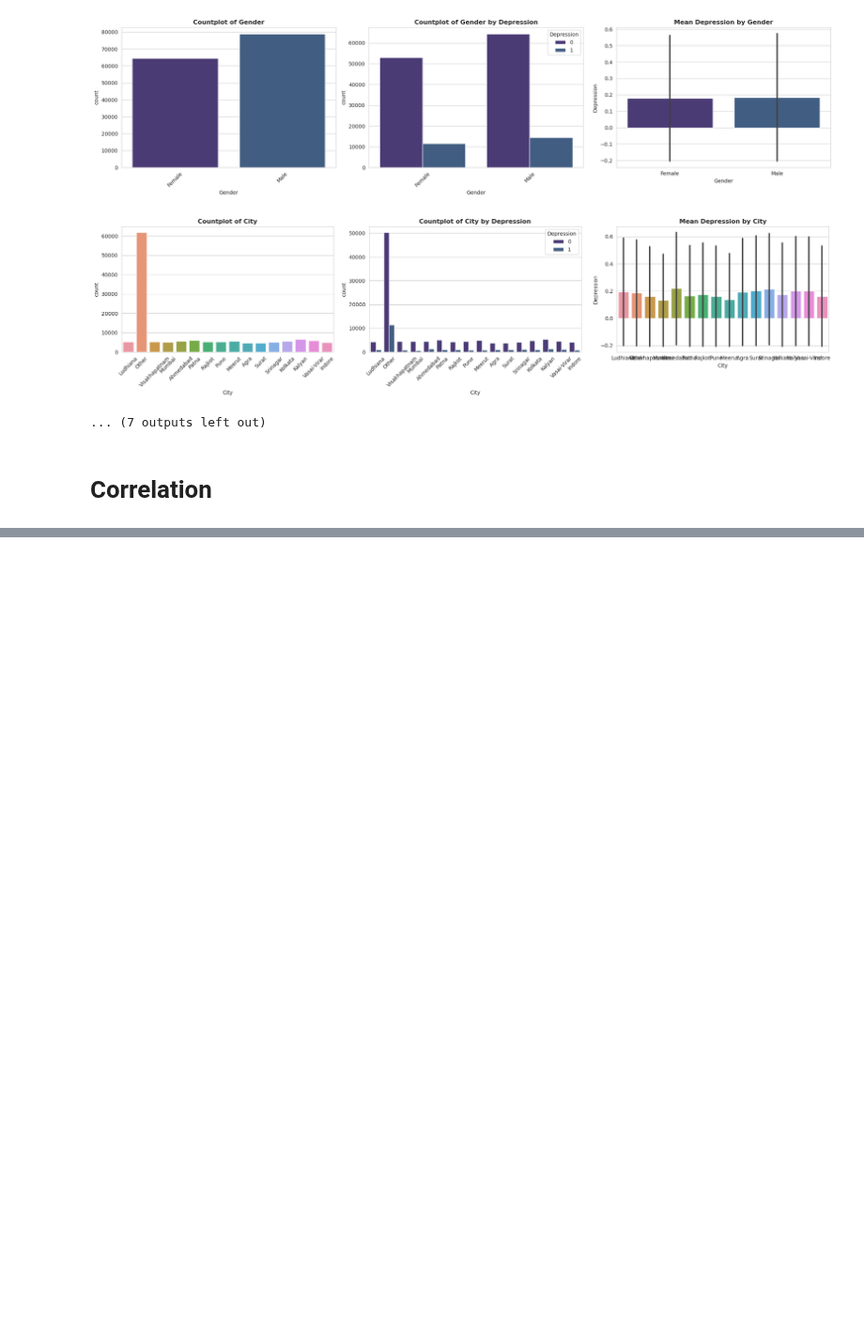
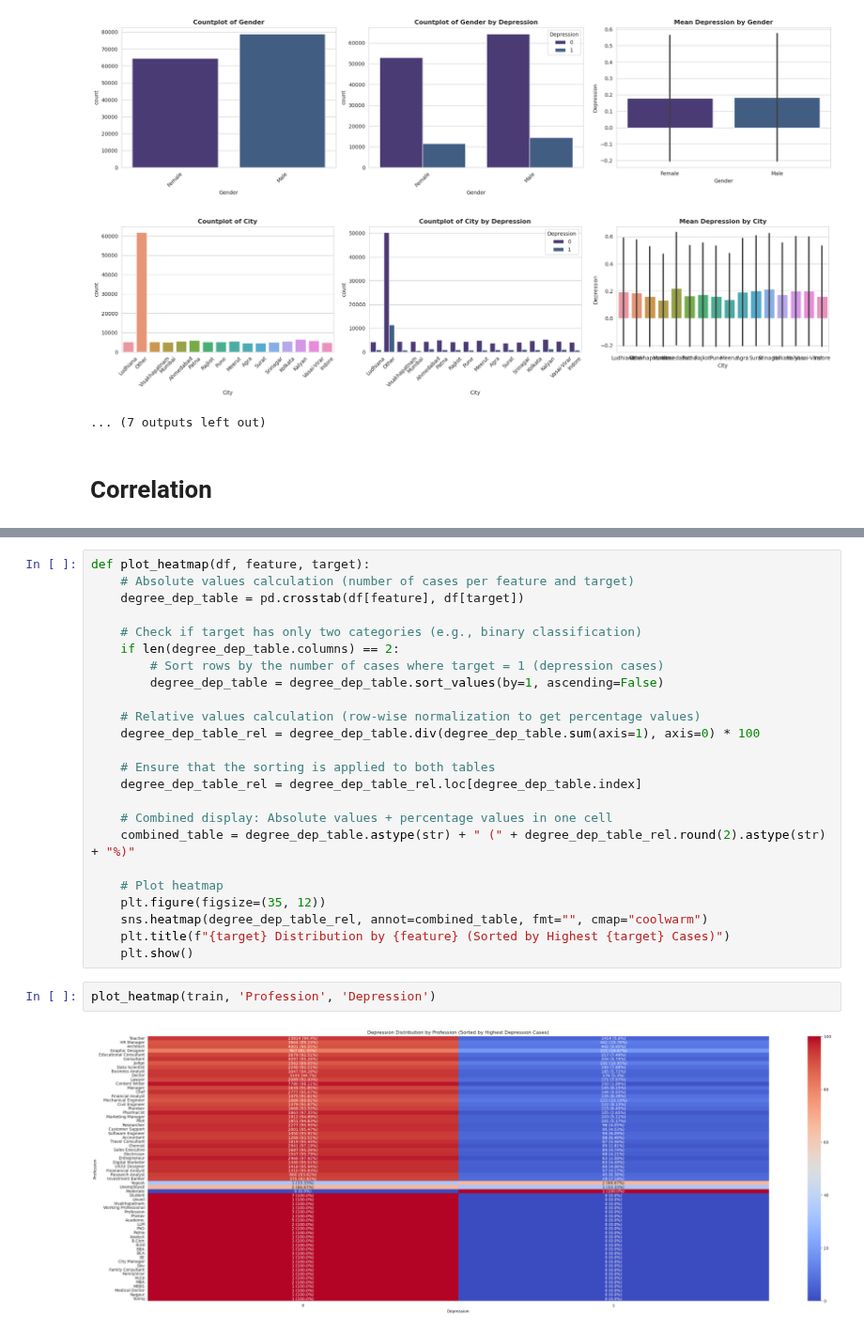
Before and after one commit to mailmezorro/playground-series-s4e11, a Jupyter notebook: EDA/playground-series-s4e11-eda.ipynb, the cells around one changed output, grey strips where cells are left out. Shown at 94% size. Cells and saved outputs as stored; diff of their text form; blank space fills up the shorter version.

```diff
--- a/EDA/playground-series-s4e11-eda.ipynb
+++ b/EDA/playground-series-s4e11-eda.ipynb
@@ -437,0 +450,28 @@ visualize_feature_attributes(train.drop(columns=['Name']), target="Depression")
+# %%
+def plot_heatmap(df, feature, target):
+    # Absolute values calculation (number of cases per feature and target)
+    degree_dep_table = pd.crosstab(df[feature], df[target])
+
+    # Check if target has only two categories (e.g., binary classification)
+    if len(degree_dep_table.columns) == 2:
+        # Sort rows by the number of cases where target = 1 (depression cases)
+        degree_dep_table = degree_dep_table.sort_values(by=1, ascending=False)
+
+    # Relative values calculation (row-wise normalization to get percentage values)
+    degree_dep_table_rel = degree_dep_table.div(degree_dep_table.sum(axis=1), axis=0) * 100
+
+    # Ensure that the sorting is applied to both tables
+    degree_dep_table_rel = degree_dep_table_rel.loc[degree_dep_table.index]
+
+    # Combined display: Absolute values + percentage values in one cell
+    combined_table = degree_dep_table.astype(str) + " (" + degree_dep_table_rel.round(2).astype(str) + "%)"
+
+    # Plot heatmap
+    plt.figure(figsize=(35, 12))
+    sns.heatmap(degree_dep_table_rel, annot=combined_table, fmt="", cmap="coolwarm")
+    plt.title(f"{target} Distribution by {feature} (Sorted by Highest {target} Cases)")
+    plt.show()
+# %%
+plot_heatmap(train, 'Profession', 'Depression')
+# %% [output]
+[figure, added]
```
Also changed, not shown: parts of 7 cells of this notebook.
